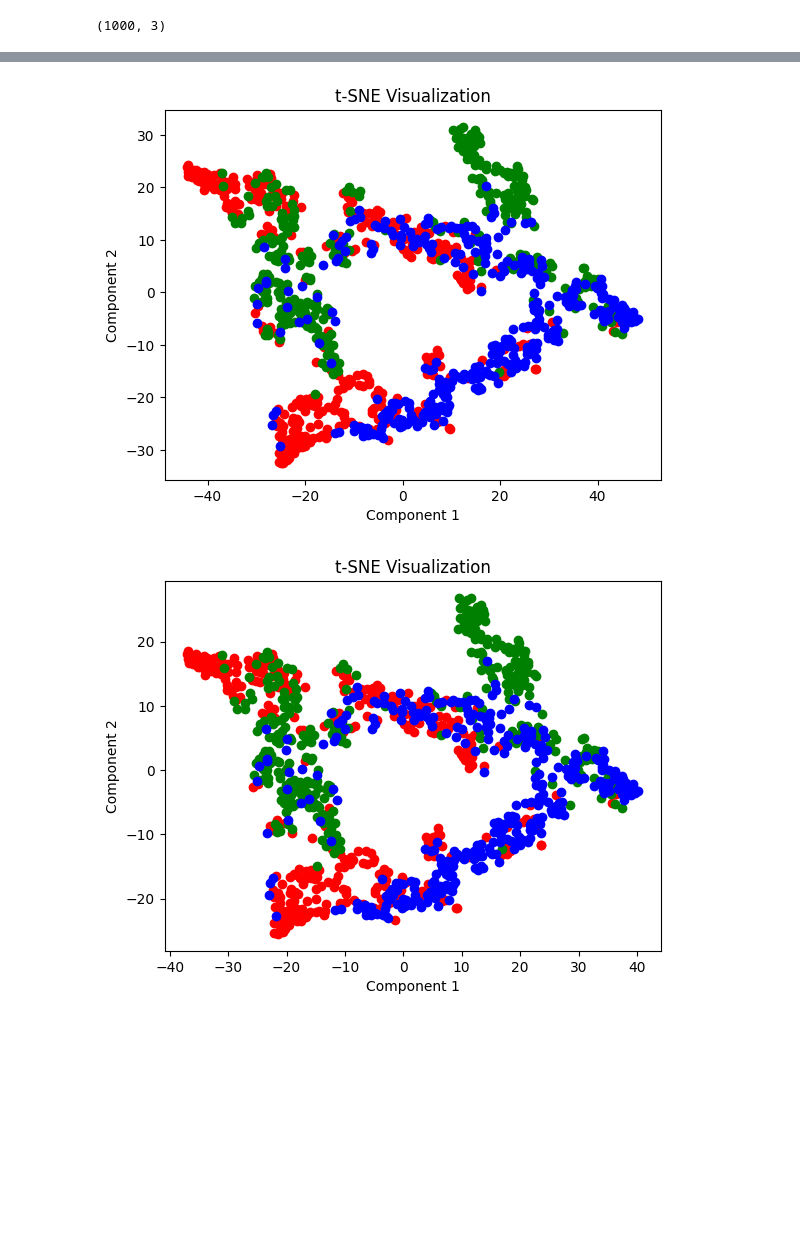
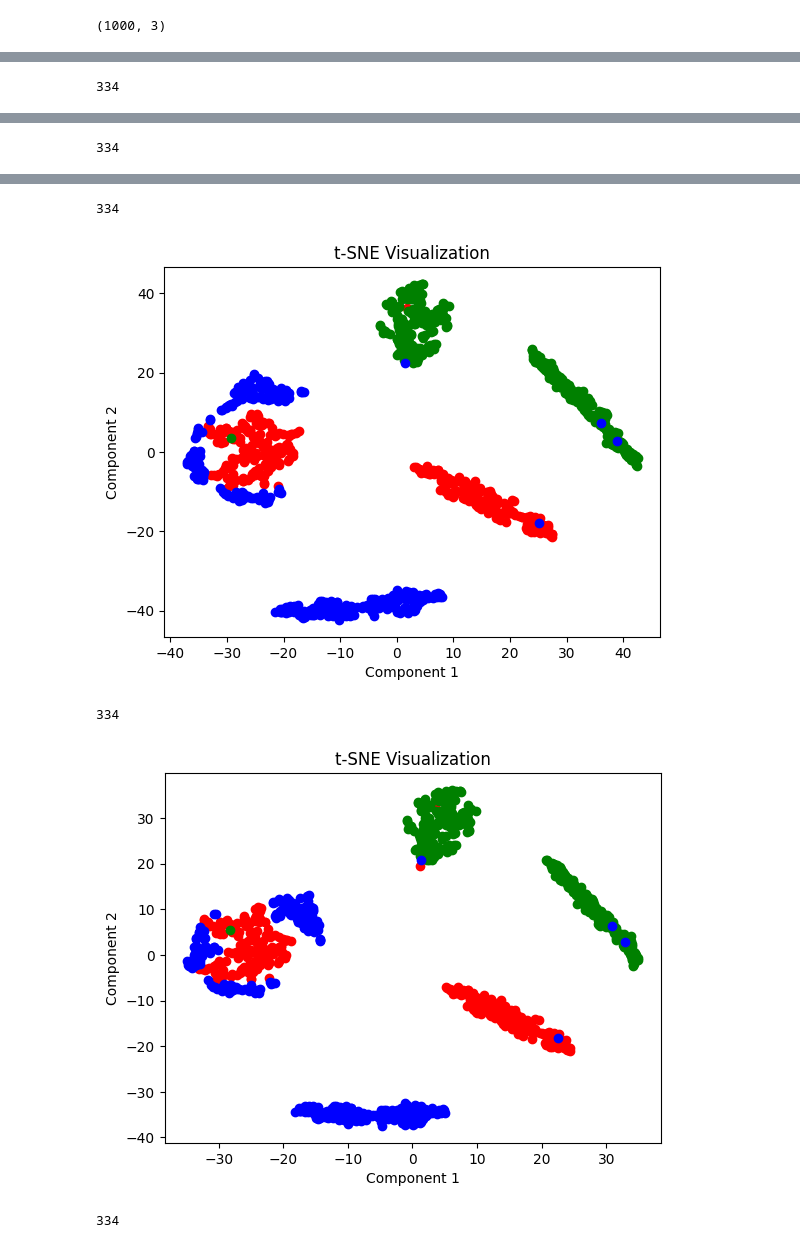
Before and after one commit to 9WooPWooP8/magister_statitstics_labs, a Jupyter notebook: lab2/task2.ipynb, the cells around one changed output, grey strips where cells are left out. Cells and saved outputs as stored; diff of their text form; code cells hidden in the pictures; blank space fills up the shorter version.

```diff
--- a/lab2/task2.ipynb
+++ b/lab2/task2.ipynb
@@ -6,7 +6,7 @@ from numpy.linalg import eig
 # %%
 from sklearn.datasets import make_classification
 
-X, y = make_classification(n_samples=1000, n_features=6, n_classes=3, n_informative=3)
+X, y = make_classification(n_samples=1000, n_features=6, n_classes=3, n_informative=3, class_sep=3)
 
 print(X.shape)
 # %% [output]
@@ -45,7 +49,10 @@ for perplexity in range(10, 51, 10):
     X_embedded_by_class = [[] for _ in range(3)]
 
     for i, row in enumerate(X_embedded):
-        X_embedded_by_class[y[i]].append(row)
+        class_label = y[i]
+        X_embedded_by_class[class_label].append(row)
+
+    print(len(X_embedded_by_class[0]))
 
     # Визуализация
     plt.figure('t-SNE Visualization')
@@ -60,3 +67,4 @@ for perplexity in range(10, 51, 10):
 
     plt.show()
 # %% [output]
+334
@@ -63,0 +72 @@ for perplexity in range(10, 51, 10):
+334
@@ -65,2 +74,5 @@ for perplexity in range(10, 51, 10):
+334
-[figure, old version]
+[figure, new version]
+334
-[figure, old version]
+[figure, new version]
+334
```
Also changed, not shown: parts of 5 cells of this notebook, 4 other files.
